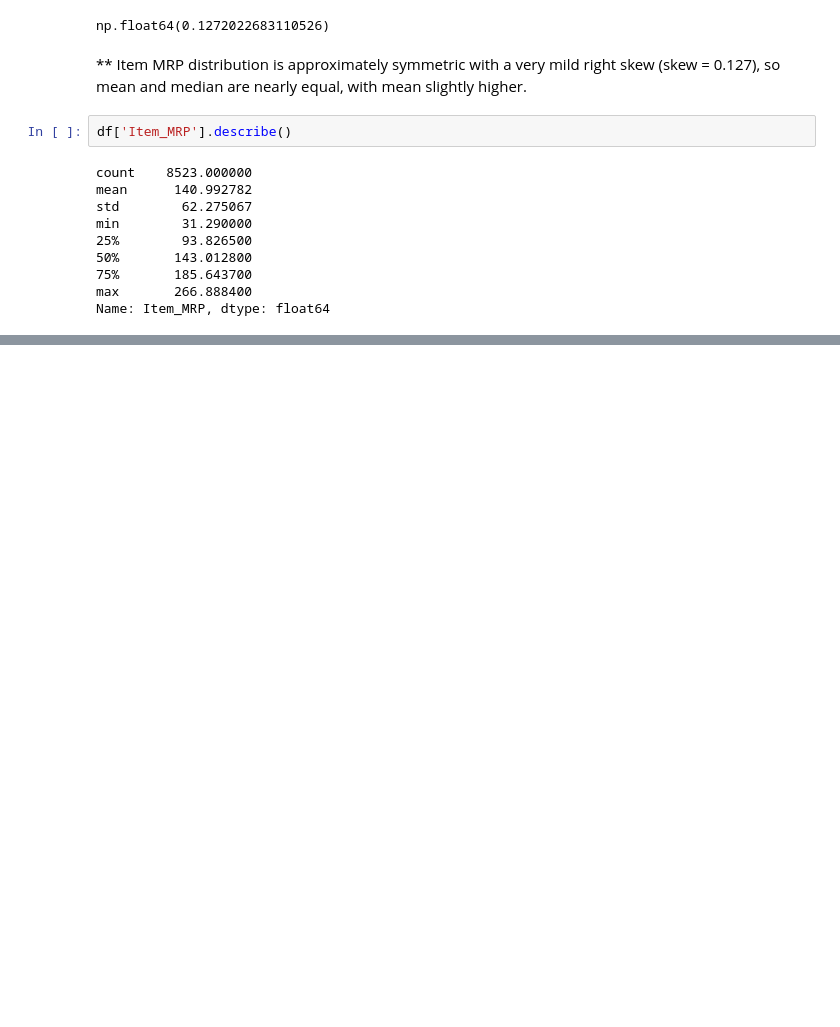
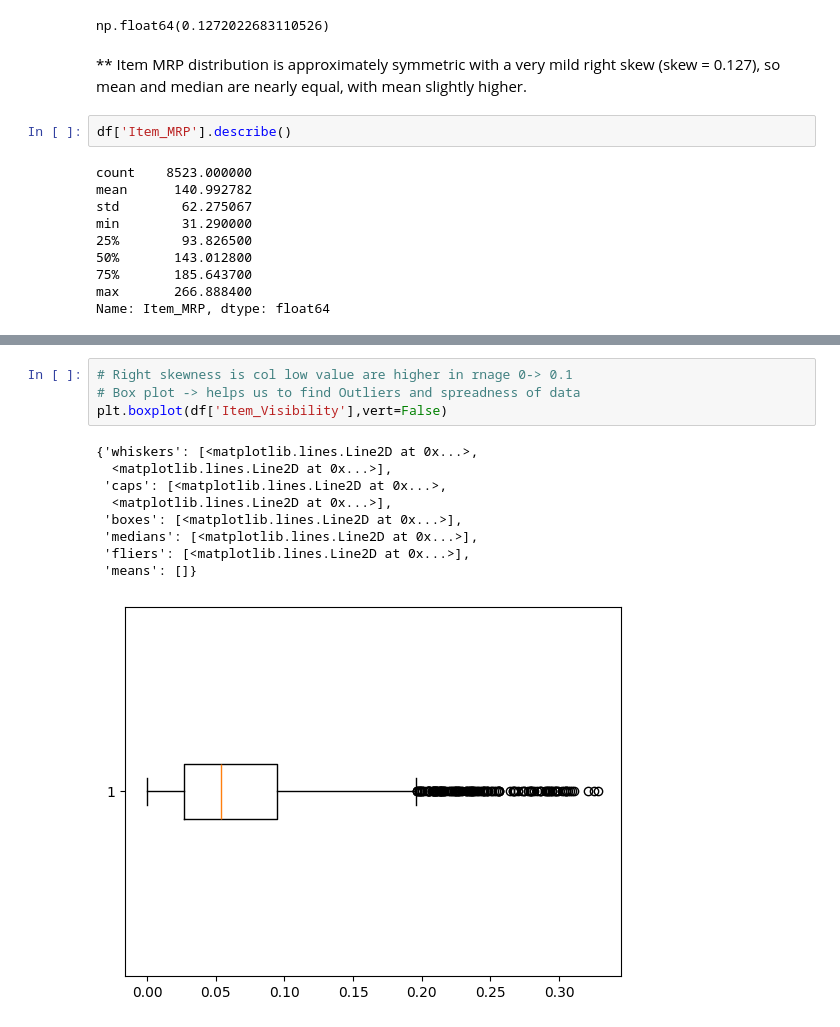
Before and after one commit to kebalkhadka/EDA, a Jupyter notebook: app.ipynb, the cells around one changed output, grey strips where cells are left out. Cells and saved outputs as stored; diff of their text form; blank space fills up the shorter version.

```diff
--- a/app.ipynb
+++ b/app.ipynb
@@ -225,0 +251,14 @@ Name: Item_MRP, dtype: float64
+# %%
+# Right skewness is col low value are higher in rnage 0-> 0.1
+# Box plot -> helps us to find Outliers and spreadness of data
+plt.boxplot(df['Item_Visibility'],vert=False)
+# %% [output]
+{'whiskers': [<matplotlib.lines.Line2D at 0x...>,
+  <matplotlib.lines.Line2D at 0x...>],
+ 'caps': [<matplotlib.lines.Line2D at 0x...>,
+  <matplotlib.lines.Line2D at 0x...>],
+ 'boxes': [<matplotlib.lines.Line2D at 0x...>],
+ 'medians': [<matplotlib.lines.Line2D at 0x...>],
+ 'fliers': [<matplotlib.lines.Line2D at 0x...>],
+ 'means': []}
+[figure, added]
```
Also changed, not shown: parts of 8 cells of this notebook.
